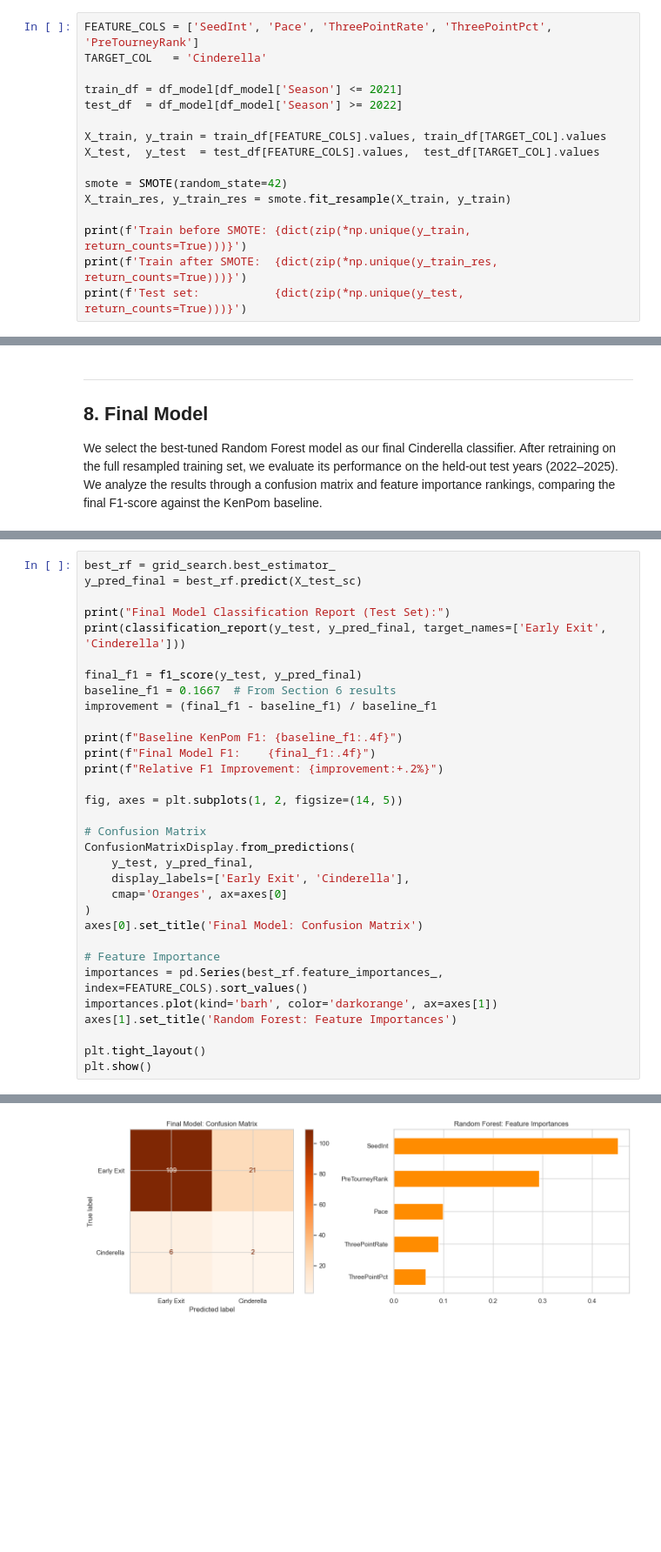
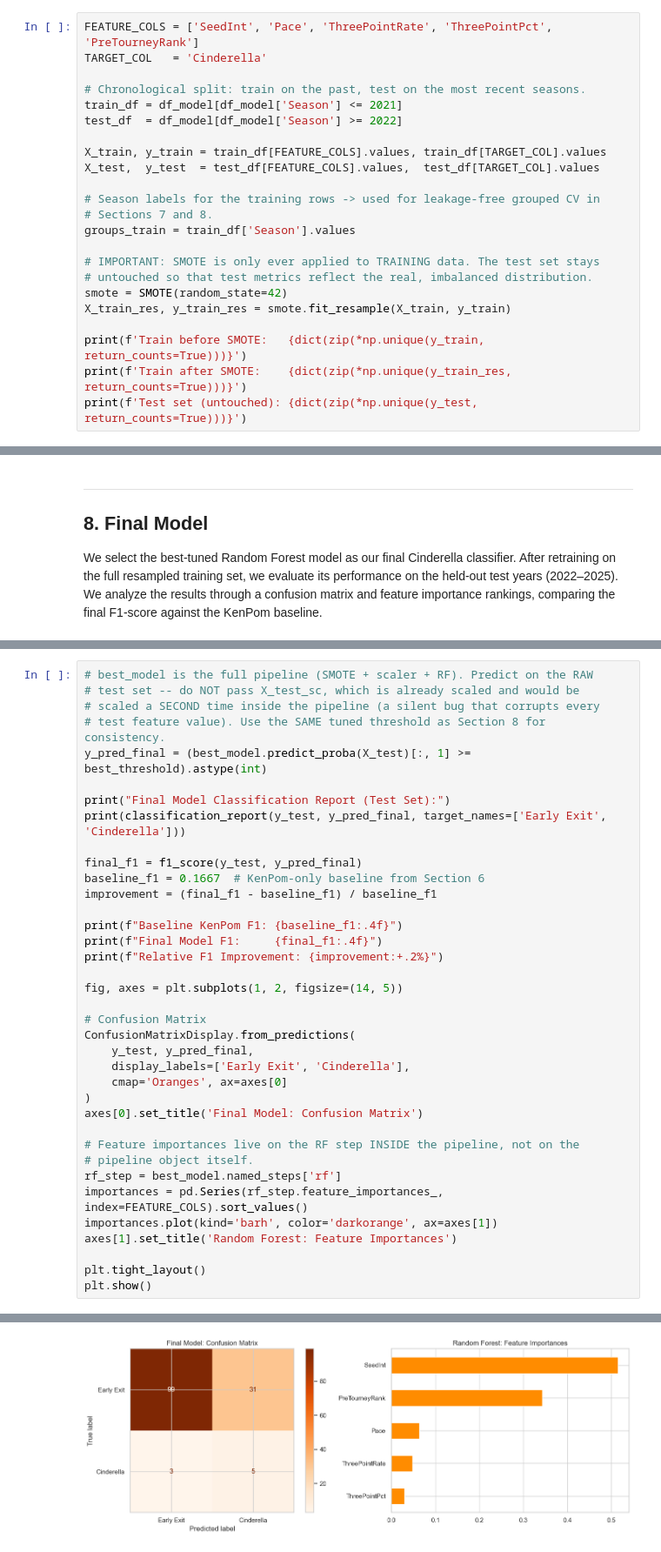
Before and after one commit to hannahskyg/ncaa_basketball_ml, a Jupyter notebook: ncaa_basketball_ml.ipynb, the cells around one changed output, grey strips where cells are left out. Shown at 87% size. Drawn from its saved outputs; the diff is of its cells as text; blank space fills up the shorter version.

Commit message:
fixing model

```diff
--- a/ncaa_basketball_ml.ipynb
+++ b/ncaa_basketball_ml.ipynb
@@ -371,16 +452,23 @@ We evaluate several classification models to predict Cinderella anomalies. Our e
 FEATURE_COLS = ['SeedInt', 'Pace', 'ThreePointRate', 'ThreePointPct', 'PreTourneyRank']
 TARGET_COL   = 'Cinderella'
 
+# Chronological split: train on the past, test on the most recent seasons.
 train_df = df_model[df_model['Season'] <= 2021]
 test_df  = df_model[df_model['Season'] >= 2022]
 
 X_train, y_train = train_df[FEATURE_COLS].values, train_df[TARGET_COL].values
 X_test,  y_test  = test_df[FEATURE_COLS].values,  test_df[TARGET_COL].values
 
+# Season labels for the training rows -> used for leakage-free grouped CV in
+# Sections 7 and 8.
+groups_train = train_df['Season'].values
+
+# IMPORTANT: SMOTE is only ever applied to TRAINING data. The test set stays
+# untouched so that test metrics reflect the real, imbalanced distribution.
 smote = SMOTE(random_state=42)
 X_train_res, y_train_res = smote.fit_resample(X_train, y_train)
 
-print(f'Train before SMOTE: {dict(zip(*np.unique(y_train, return_counts=True)))}')
-print(f'Train after SMOTE:  {dict(zip(*np.unique(y_train_res, return_counts=True)))}')
-print(f'Test set:           {dict(zip(*np.unique(y_test, return_counts=True)))}')
+print(f'Train before SMOTE:   {dict(zip(*np.unique(y_train, return_counts=True)))}')
+print(f'Train after SMOTE:    {dict(zip(*np.unique(y_train_res, return_counts=True)))}')
+print(f'Test set (untouched): {dict(zip(*np.unique(y_test, return_counts=True)))}')
 # %% [output]
@@ -461,16 +619,19 @@ We select the best-tuned Random Forest model as our final Cinderella classifier.
 # %%
-best_rf = grid_search.best_estimator_
-y_pred_final = best_rf.predict(X_test_sc)
+# best_model is the full pipeline (SMOTE + scaler + RF). Predict on the RAW
+# test set -- do NOT pass X_test_sc, which is already scaled and would be
+# scaled a SECOND time inside the pipeline (a silent bug that corrupts every
+# test feature value). Use the SAME tuned threshold as Section 8 for consistency.
+y_pred_final = (best_model.predict_proba(X_test)[:, 1] >= best_threshold).astype(int)
 
 print("Final Model Classification Report (Test Set):")
 print(classification_report(y_test, y_pred_final, target_names=['Early Exit', 'Cinderella']))
 
 final_f1 = f1_score(y_test, y_pred_final)
-baseline_f1 = 0.1667  # From Section 6 results
+baseline_f1 = 0.1667  # KenPom-only baseline from Section 6
 improvement = (final_f1 - baseline_f1) / baseline_f1
 
 print(f"Baseline KenPom F1: {baseline_f1:.4f}")
-print(f"Final Model F1:    {final_f1:.4f}")
+print(f"Final Model F1:     {final_f1:.4f}")
 print(f"Relative F1 Improvement: {improvement:+.2%}")
 
 fig, axes = plt.subplots(1, 2, figsize=(14, 5))
@@ -483,8 +644,10 @@ ConfusionMatrixDisplay.from_predictions(
 )
 axes[0].set_title('Final Model: Confusion Matrix')
 
-# Feature Importance
-importances = pd.Series(best_rf.feature_importances_, index=FEATURE_COLS).sort_values()
+# Feature importances live on the RF step INSIDE the pipeline, not on the
+# pipeline object itself.
+rf_step = best_model.named_steps['rf']
+importances = pd.Series(rf_step.feature_importances_, index=FEATURE_COLS).sort_values()
 importances.plot(kind='barh', color='darkorange', ax=axes[1])
 axes[1].set_title('Random Forest: Feature Importances')
 
@@ -507 +670 @@ Relative F1 Improvement: -22.60%
-[figure, old version]
+[figure, new version]
```
Also changed, not shown: parts of 15 cells of this notebook, 1 other file.
